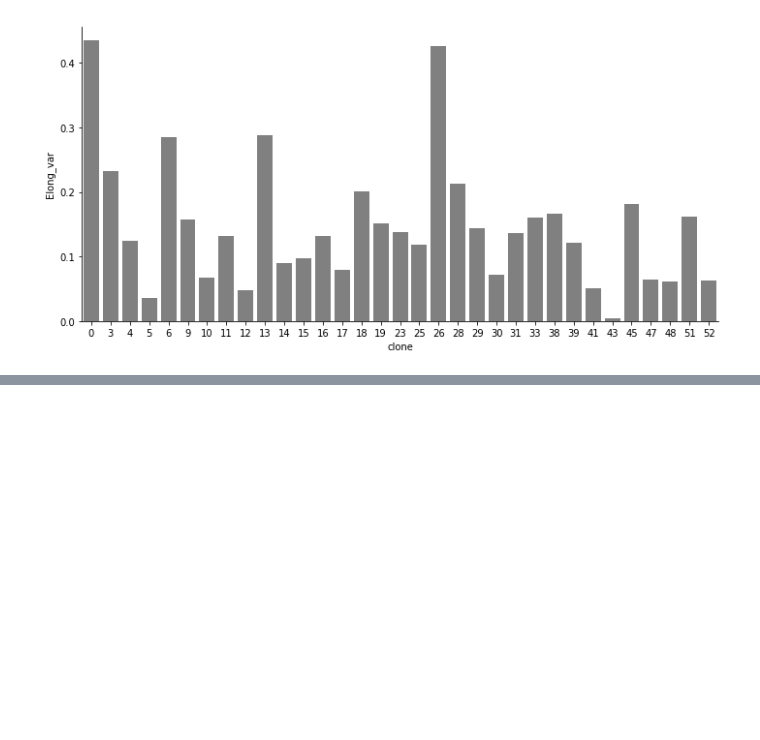
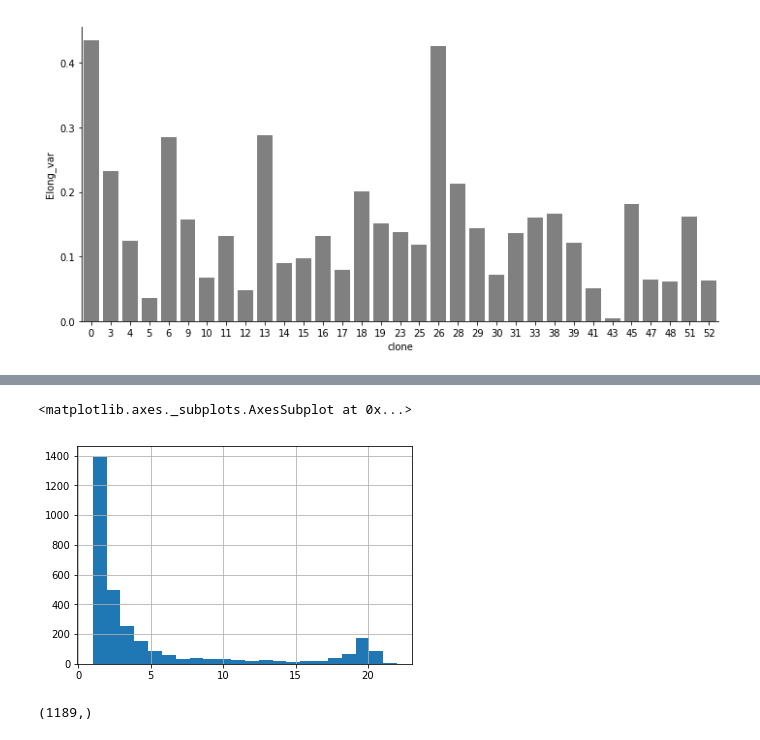
Before and after one commit to shahcompbio/scgenome-deprecated, a Jupyter notebook: notebooks/htert.ipynb, the cells around one changed output, grey strips where cells are left out. Drawn from its saved outputs; the diff is of its cells as text; code cells hidden in the pictures; blank space fills up the shorter version.

```diff
--- a/notebooks/htert.ipynb
+++ b/notebooks/htert.ipynb
@@ -214,0 +282,13 @@ seaborn.factorplot(x='clone', y='Elong_var', kind='bar', data=image_plot_data, c
+# %%
+
+num_chromosomes_diff = mean_state_diff.groupby('cell_id', observed=True).size()
+num_chromosomes_diff.hist(bins=plot_data.max())
+# %% [output]
+<matplotlib.axes._subplots.AxesSubplot at 0x...>
+[figure, added]
+# %%
+
+mitotic_catastrophe = num_chromosomes_diff[num_chromosomes_diff > 2].index
+mitotic_catastrophe.shape
+# %% [output]
+(1189,)
```
Also changed, not shown: parts of 13 cells of this notebook.
